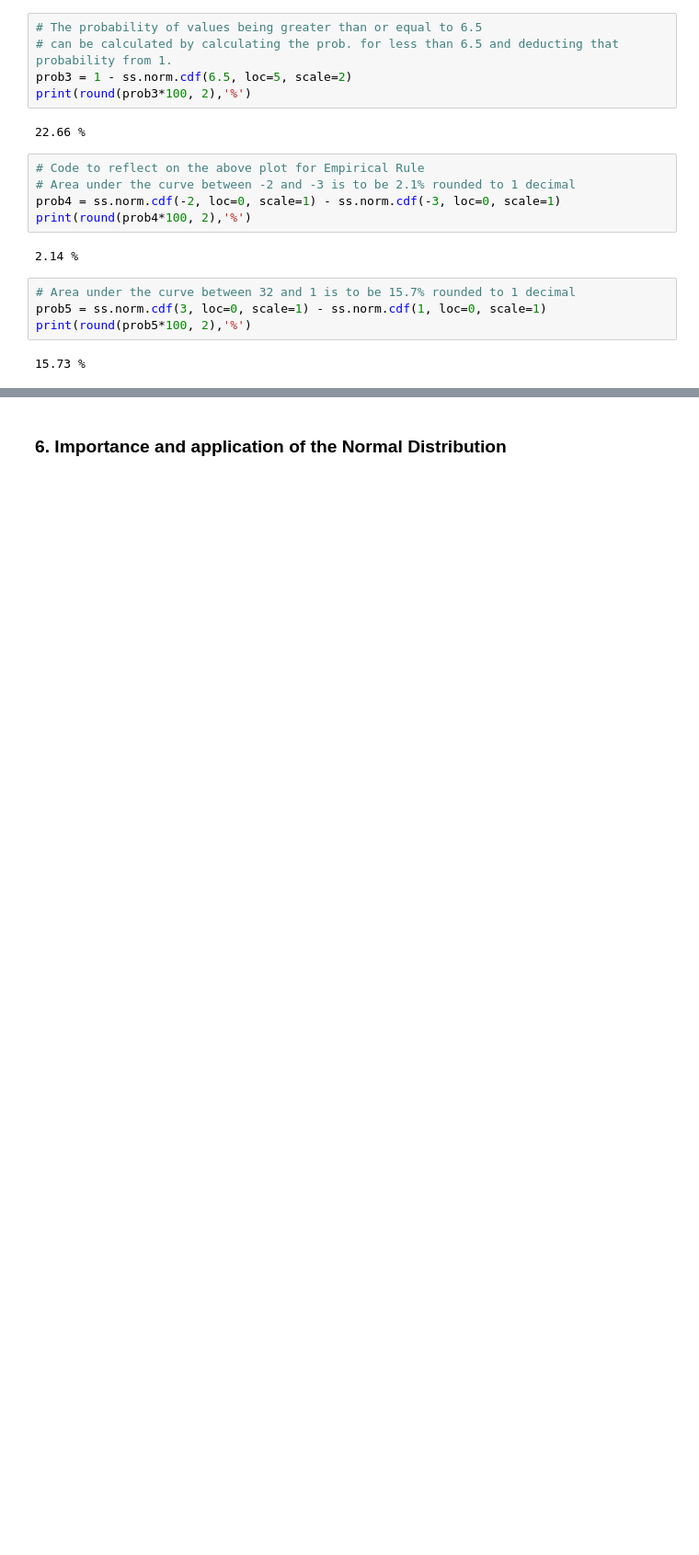
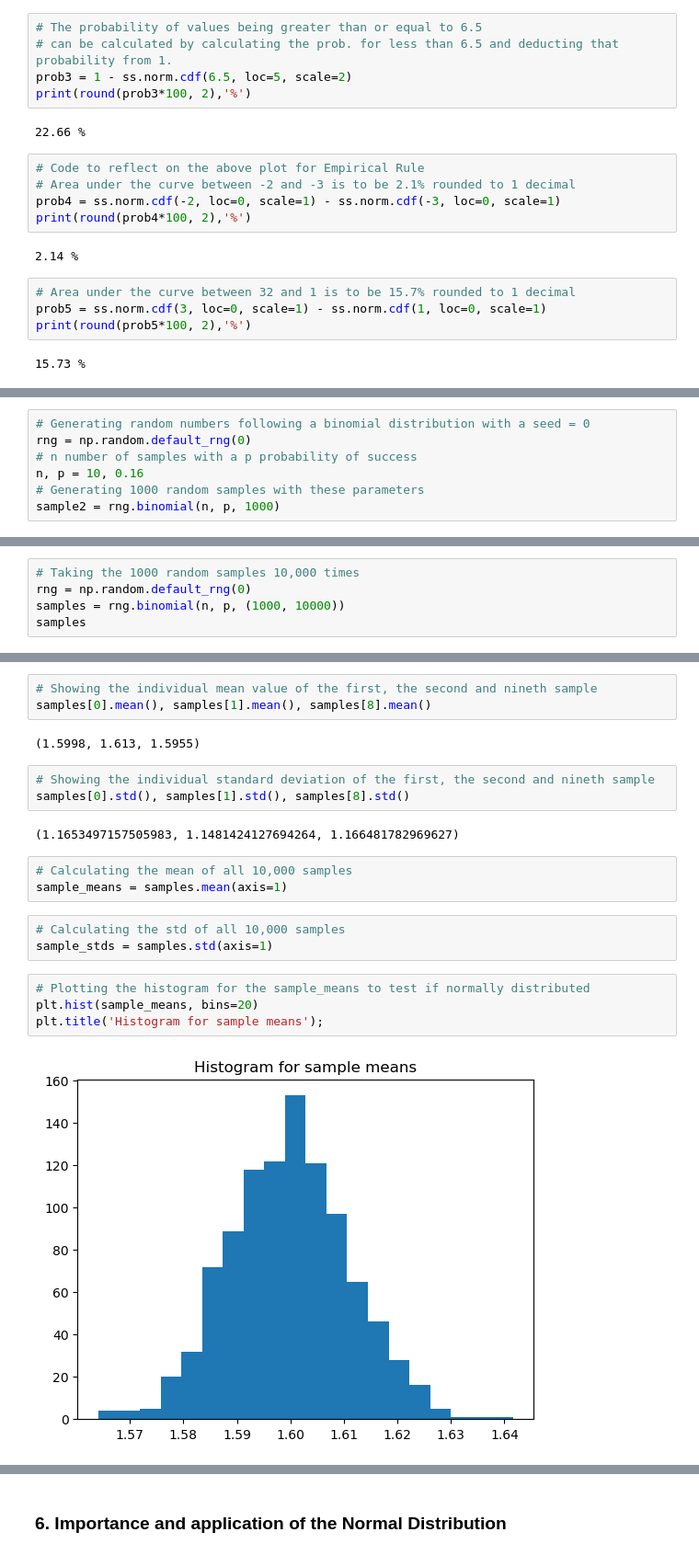
Before and after one commit to evaczeydapommersheim/Funddata---assessment, a Jupyter notebook: Normal Distribution/Normal_Distribution_Project_Winter 2022-23.ipynb, the cells around one changed output, grey strips where cells are left out. Shown at 92% size. Cells and saved outputs as stored; diff of their text form; blank space fills up the shorter version.

```diff
--- a/Normal Distribution/Normal_Distribution_Project_Winter 2022-23.ipynb
+++ b/Normal Distribution/Normal_Distribution_Project_Winter 2022-23.ipynb
@@ -485,0 +496,7 @@ If inde samples is taken from a given population
+# %%
+# Generating random numbers following a binomial distribution with a seed = 0
+rng = np.random.default_rng(0)
+# n number of samples with a p probability of success
+n, p = 10, 0.16
+# Generating 1000 random samples with these parameters
+sample2 = rng.binomial(n, p, 1000)
@@ -485,0 +520,5 @@ If inde samples is taken from a given population
+# %%
+# Taking the 1000 random samples 10,000 times
+rng = np.random.default_rng(0)
+samples = rng.binomial(n, p, (1000, 10000))
+samples
@@ -485,0 +533,22 @@ If inde samples is taken from a given population
+# %%
+# Showing the individual mean value of the first, the second and nineth sample
+samples[0].mean(), samples[1].mean(), samples[8].mean()
+# %% [output]
+(1.5998, 1.613, 1.5955)
+# %%
+# Showing the individual standard deviation of the first, the second and nineth sample
+samples[0].std(), samples[1].std(), samples[8].std()
+# %% [output]
+(1.1653497157505983, 1.1481424127694264, 1.166481782969627)
+# %%
+# Calculating the mean of all 10,000 samples
+sample_means = samples.mean(axis=1)
+# %%
+# Calculating the std of all 10,000 samples
+sample_stds = samples.std(axis=1)
+# %%
+# Plotting the histogram for the sample_means to test if normally distributed
+plt.hist(sample_means, bins=20)
+plt.title('Histogram for sample means');
+# %% [output]
+[figure, added]
```
Also changed, not shown: parts of 42 cells of this notebook, 2 other files.
